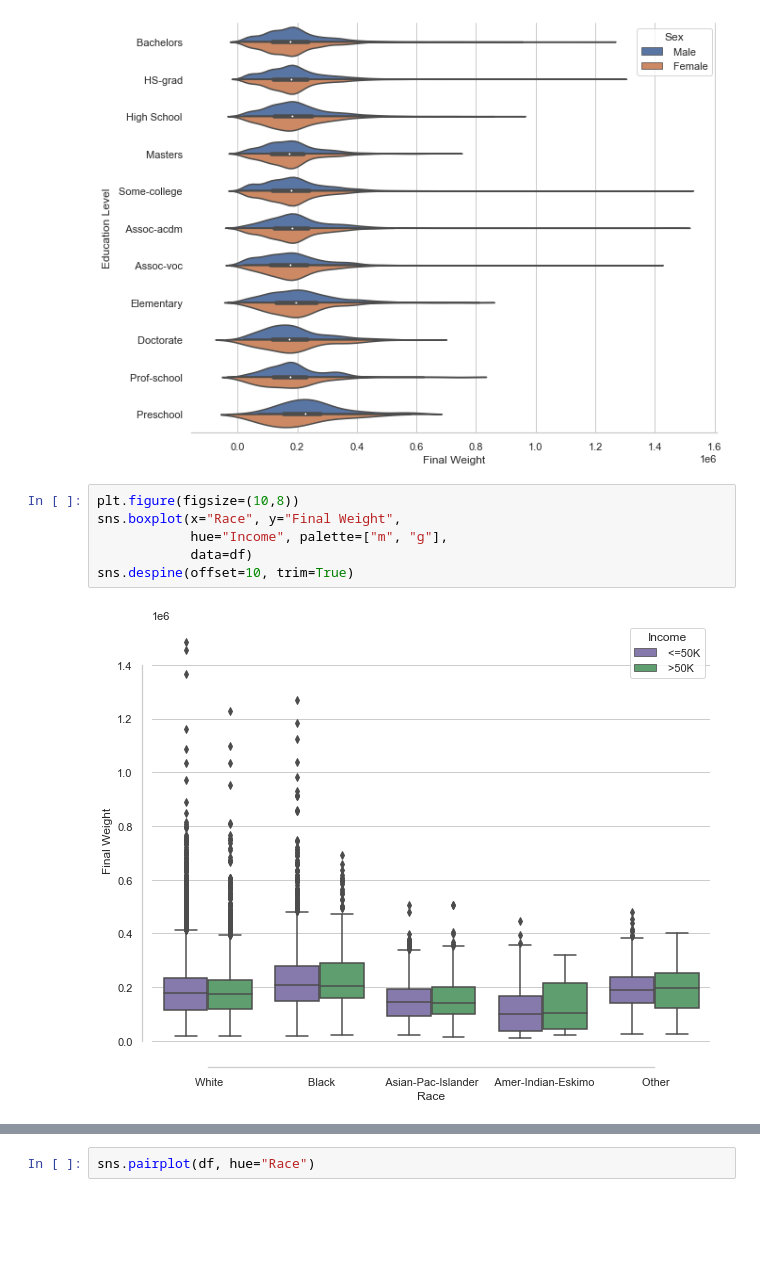
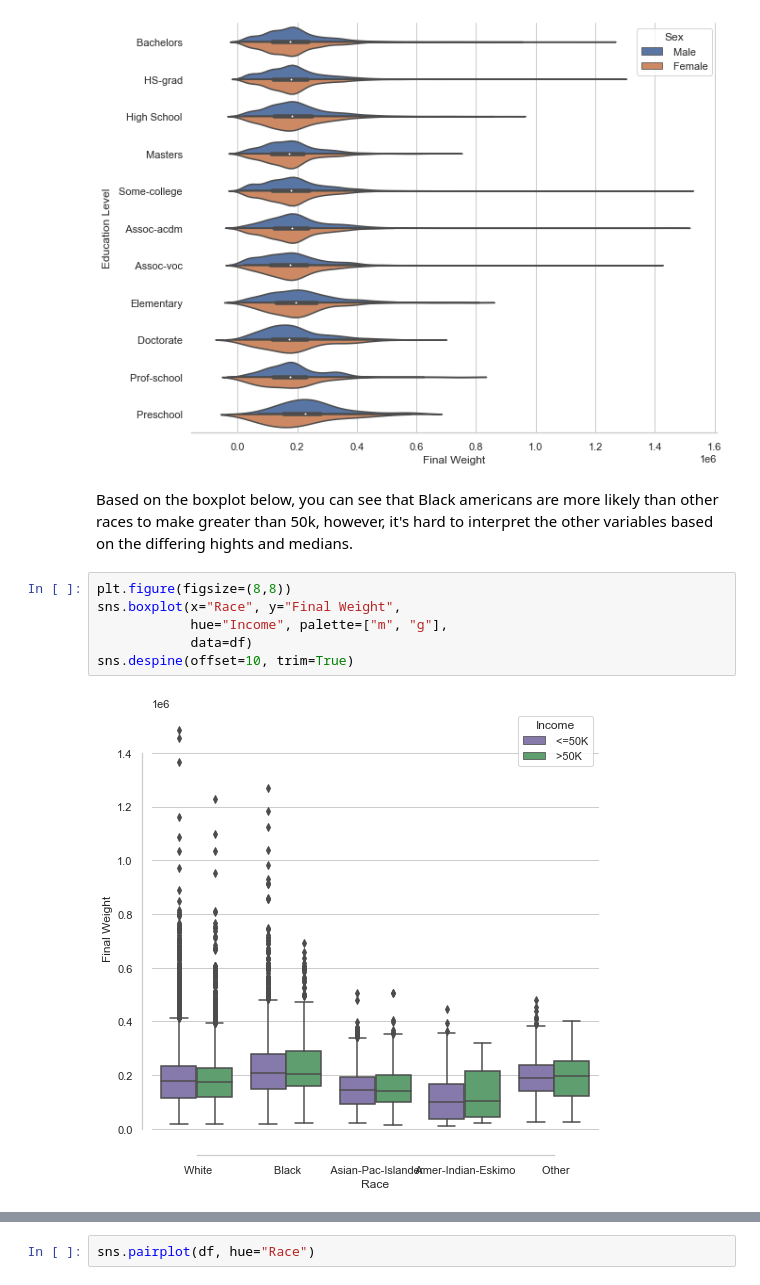
Before and after one commit to data301-2021-summer2/project-group6-project, a Jupyter notebook: analysis/EDA.ipynb, the cells around one changed output, grey strips where cells are left out. Saved outputs shown, nothing was run; the diff lists cells and outputs as text; blank space fills up the shorter version.

Commit message:
Applied feedback for Task 3 in my EDA notebook, description of plots and relevance

```diff
--- a/analysis/EDA.ipynb
+++ b/analysis/EDA.ipynb
@@ -122,11 +135,13 @@ sns.violinplot(data=df, x="Final Weight", y="Education Level", hue="Sex", orient
 sns.despine(left=True)
 # %% [output]
 [figure]
+# %% [markdown]
+Based on the boxplot below, you can see that Black americans are more likely than other races to make greater than 50k, however, it's hard to interpret the other variables based on the differing hights and medians.
 # %%
-plt.figure(figsize=(10,8))
+plt.figure(figsize=(8,8))
 sns.boxplot(x="Race", y="Final Weight",
             hue="Income", palette=["m", "g"],
             data=df)
 sns.despine(offset=10, trim=True)
 # %% [output]
-[figure, old version]
+[figure, new version]
```
Also changed, not shown: parts of 9 cells of this notebook.
